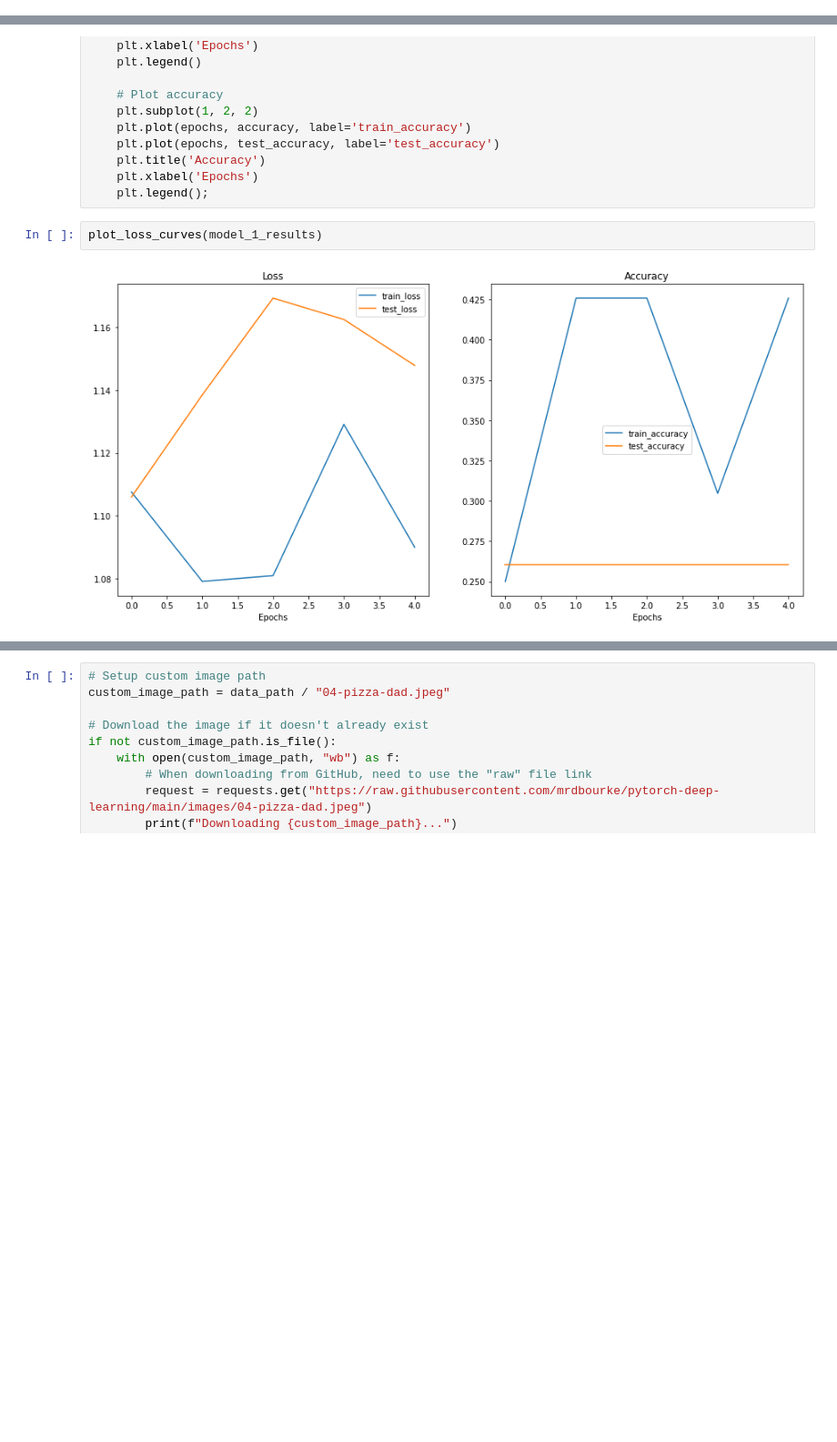
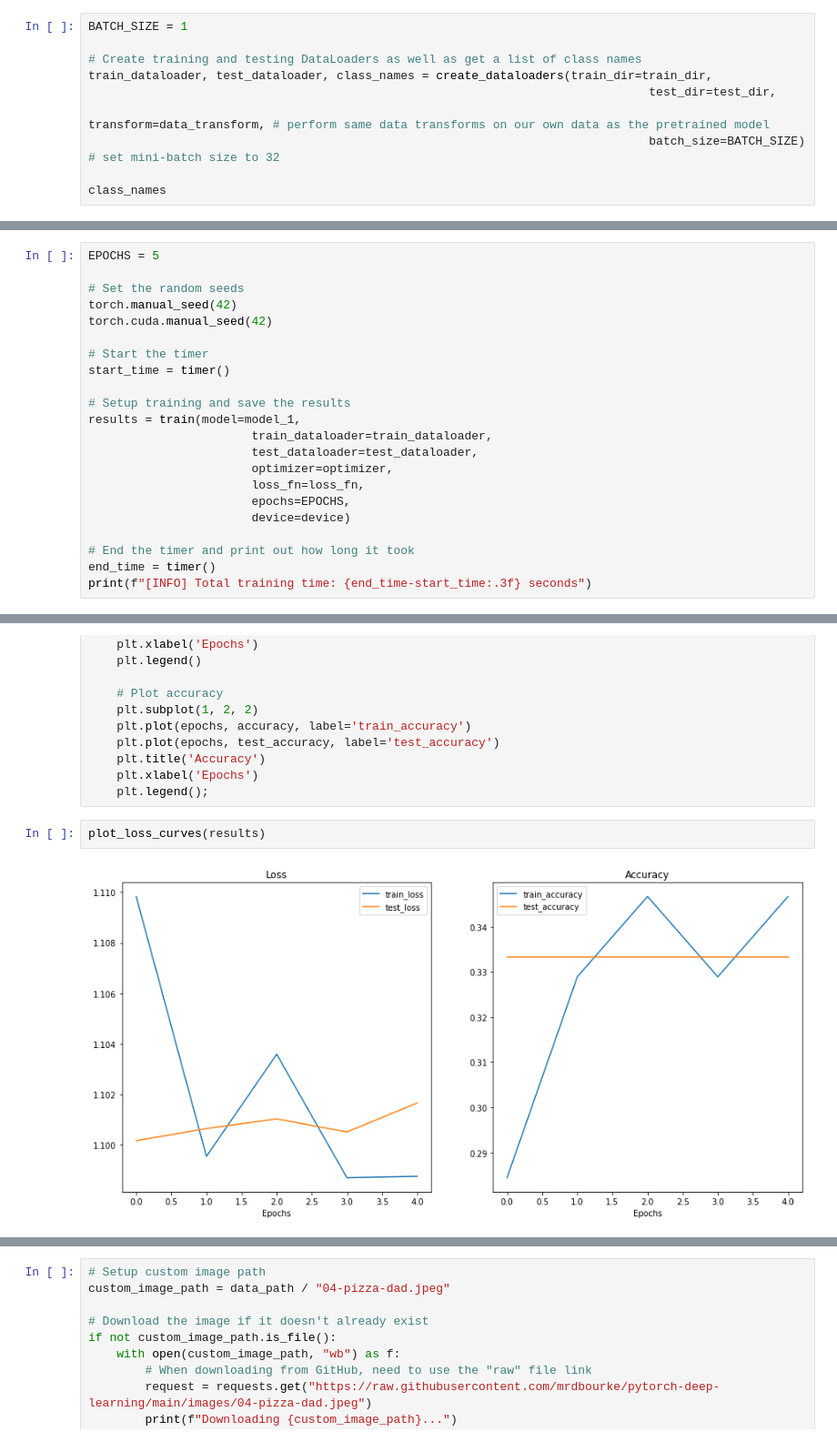
Before and after one commit to DinarZayahov/TemplateNotebooks, a Jupyter notebook: PyTorch_CustomDataset.ipynb, the cells around one changed output, grey strips where cells are left out. Shown at 91% size. Cells and saved outputs as stored; diff of their text form; blank space fills up the shorter version.

```diff
--- a/PyTorch_CustomDataset.ipynb
+++ b/PyTorch_CustomDataset.ipynb
@@ -103,0 +159,10 @@ data_transform = transforms.Compose([
+# %%
+BATCH_SIZE = 1
+
+# Create training and testing DataLoaders as well as get a list of class names
+train_dataloader, test_dataloader, class_names = create_dataloaders(train_dir=train_dir,
+                                                                               test_dir=test_dir,
+                                                                               transform=data_transform, # perform same data transforms on our own data as the pretrained model
+                                                                               batch_size=BATCH_SIZE) # set mini-batch size to 32
+
+class_names
@@ -366,0 +587,22 @@ TinyVGG(
+# %%
+EPOCHS = 5
+
+# Set the random seeds
+torch.manual_seed(42)
+torch.cuda.manual_seed(42)
+
+# Start the timer
+start_time = timer()
+
+# Setup training and save the results
+results = train(model=model_1,
+                       train_dataloader=train_dataloader,
+                       test_dataloader=test_dataloader,
+                       optimizer=optimizer,
+                       loss_fn=loss_fn,
+                       epochs=EPOCHS,
+                       device=device)
+
+# End the timer and print out how long it took
+end_time = timer()
+print(f"[INFO] Total training time: {end_time-start_time:.3f} seconds")
@@ -557,8 +799,8 @@ def plot_loss_curves(results: Dict[str, List[float]]):
     plt.xlabel('Epochs')
     plt.legend();
 # %%
-plot_loss_curves(model_1_results)
+plot_loss_curves(results)
 # %% [output]
-[figure, old version]
+[figure, new version]
 # %% [markdown]
 <a name="5"></a>
```
Also changed, not shown: parts of 25 cells of this notebook.
